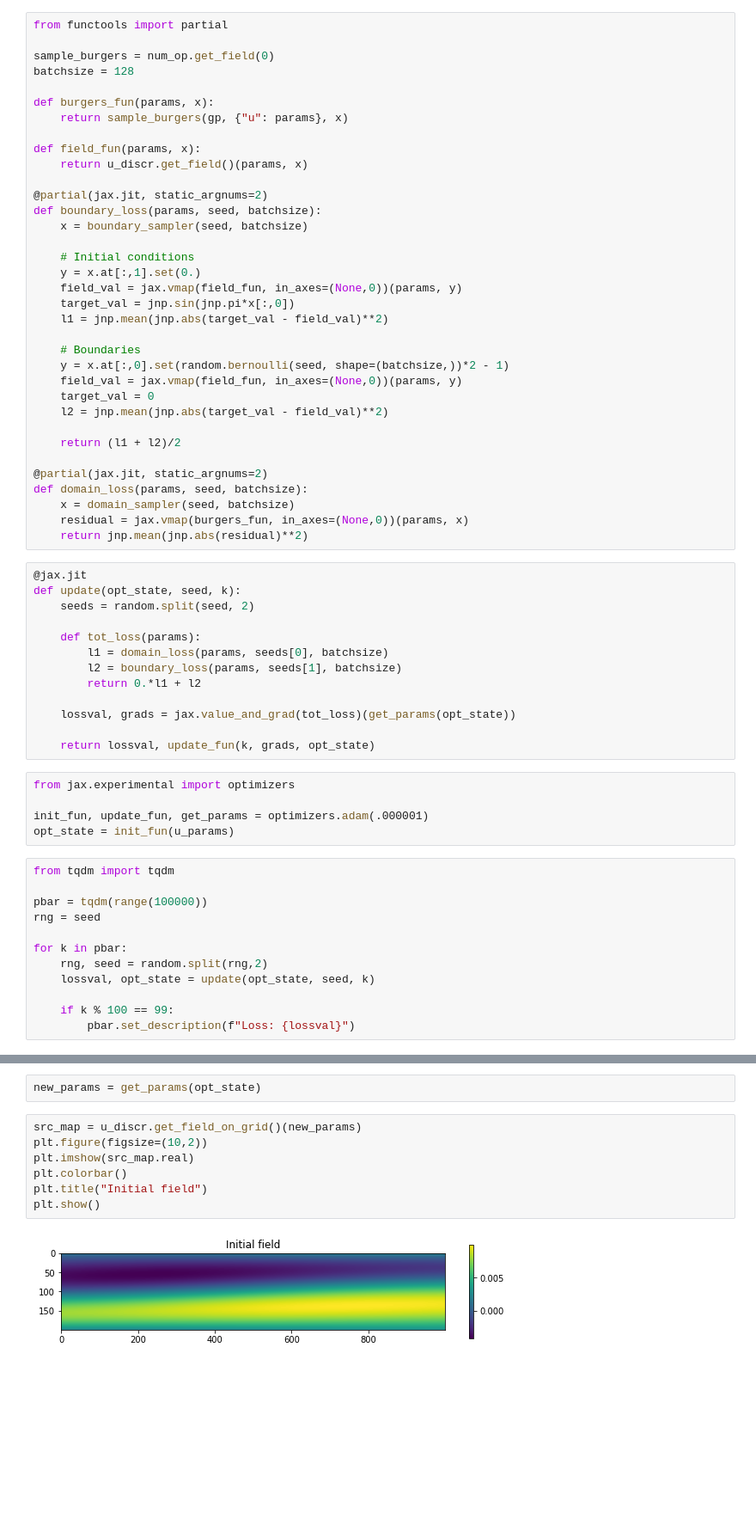
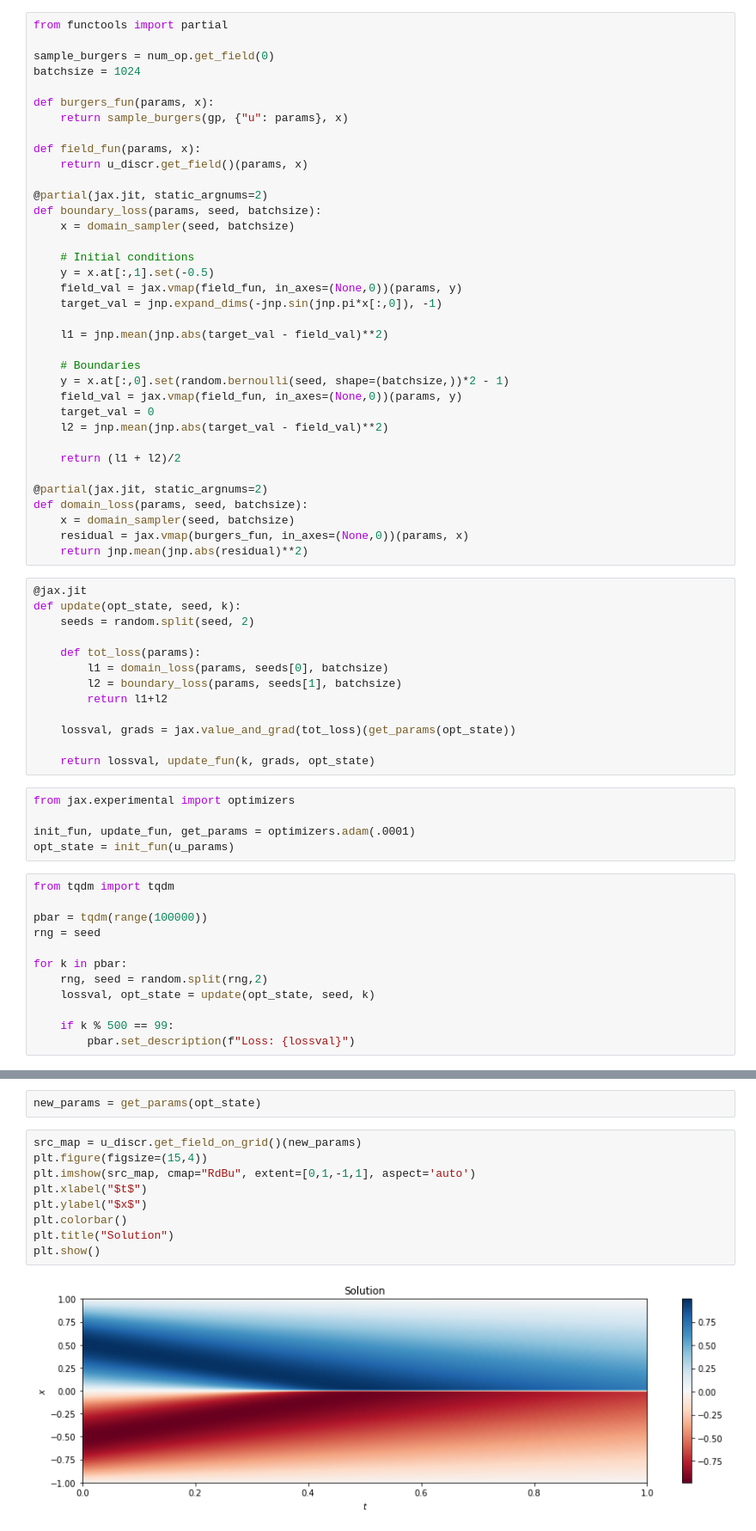
Before and after one commit to ucl-bug/jaxdf, a Jupyter notebook: docs/notebooks/pinn_burgers.ipynb, the cells around one changed output, grey strips where cells are left out. Shown at 86% size. Drawn from its saved outputs; the diff is of its cells as text; blank space fills up the shorter version.

```diff
--- a/docs/notebooks/pinn_burgers.ipynb
+++ b/docs/notebooks/pinn_burgers.ipynb
@@ -101,7 +119,7 @@ plt.show()
 from functools import partial
 
 sample_burgers = num_op.get_field(0)
-batchsize = 128
+batchsize = 1024
 
 def burgers_fun(params, x):
     return sample_burgers(gp, {"u": params}, x)
@@ -111,12 +129,13 @@ def field_fun(params, x):
 
 @partial(jax.jit, static_argnums=2)
 def boundary_loss(params, seed, batchsize):
-    x = boundary_sampler(seed, batchsize)
+    x = domain_sampler(seed, batchsize)
 
     # Initial conditions
-    y = x.at[:,1].set(0.)
+    y = x.at[:,1].set(-0.5)
     field_val = jax.vmap(field_fun, in_axes=(None,0))(params, y)
-    target_val = jnp.sin(jnp.pi*x[:,0])
+    target_val = jnp.expand_dims(-jnp.sin(jnp.pi*x[:,0]), -1)
+
     l1 = jnp.mean(jnp.abs(target_val - field_val)**2)
 
     # Boundaries
@@ -140,7 +159,7 @@ def update(opt_state, seed, k):
     def tot_loss(params):
         l1 = domain_loss(params, seeds[0], batchsize)
         l2 = boundary_loss(params, seeds[1], batchsize)
-        return 0.*l1 + l2
+        return l1+l2
 
     lossval, grads = jax.value_and_grad(tot_loss)(get_params(opt_state))
 
@@ -148,7 +167,7 @@ def update(opt_state, seed, k):
 # %%
 from jax.experimental import optimizers
 
-init_fun, update_fun, get_params = optimizers.adam(.000001)
+init_fun, update_fun, get_params = optimizers.adam(.0001)
 opt_state = init_fun(u_params)
 # %%
 from tqdm import tqdm
@@ -160,5 +179,5 @@ for k in pbar:
     rng, seed = random.split(rng,2)
     lossval, opt_state = update(opt_state, seed, k)
 
-    if k % 100 == 99:
+    if k % 500 == 99:
         pbar.set_description(f"Loss: {lossval}")
@@ -168,10 +185,12 @@ KeyboardInterrupt:
 new_params = get_params(opt_state)
 # %%
 src_map = u_discr.get_field_on_grid()(new_params)
-plt.figure(figsize=(10,2))
-plt.imshow(src_map.real)
+plt.figure(figsize=(15,4))
+plt.imshow(src_map, cmap="RdBu", extent=[0,1,-1,1], aspect='auto')
+plt.xlabel("$t$")
+plt.ylabel("$x$")
 plt.colorbar()
-plt.title("Initial field")
+plt.title("Solution")
 plt.show()
 # %% [output]
-[figure, old version]
+[figure, new version]
```
Also changed, not shown: parts of 11 cells of this notebook, 5 other files.
